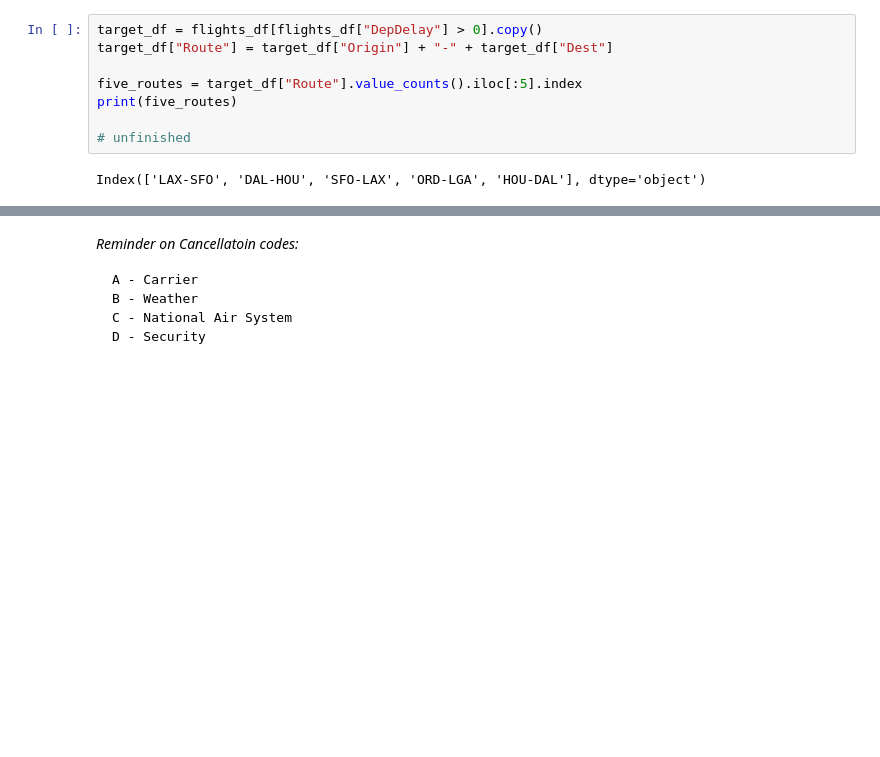
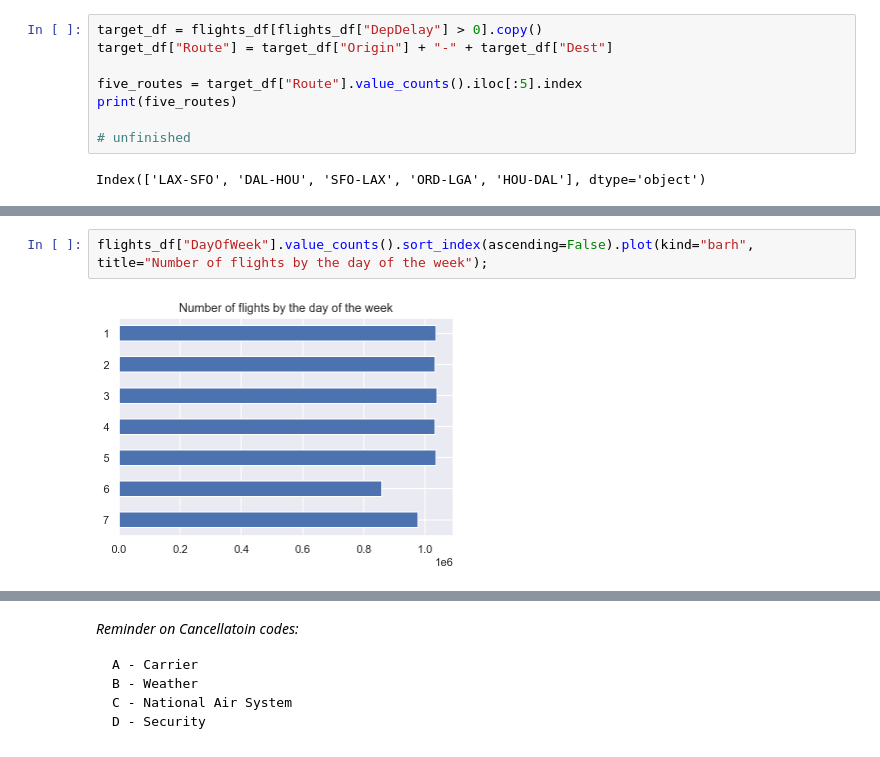
Before and after one commit to Extremesarova/mlcourse, a Jupyter notebook: assignment02/assignment02_USA_flights_EDA.ipynb, the cells around one changed output, grey strips where cells are left out. Drawn from its saved outputs; the diff is of its cells as text; blank space fills up the shorter version.

```diff
--- a/assignment02/assignment02_USA_flights_EDA.ipynb
+++ b/assignment02/assignment02_USA_flights_EDA.ipynb
@@ -535,0 +547,4 @@ _Hint_: Look for official meteorological winter months for the Northern Hemisphe
+# %%
+flights_df["DayOfWeek"].value_counts().sort_index(ascending=False).plot(kind="barh", title="Number of flights by the day of the week");
+# %% [output]
+[figure, added]
```
Also changed, not shown: parts of 13 cells of this notebook.
